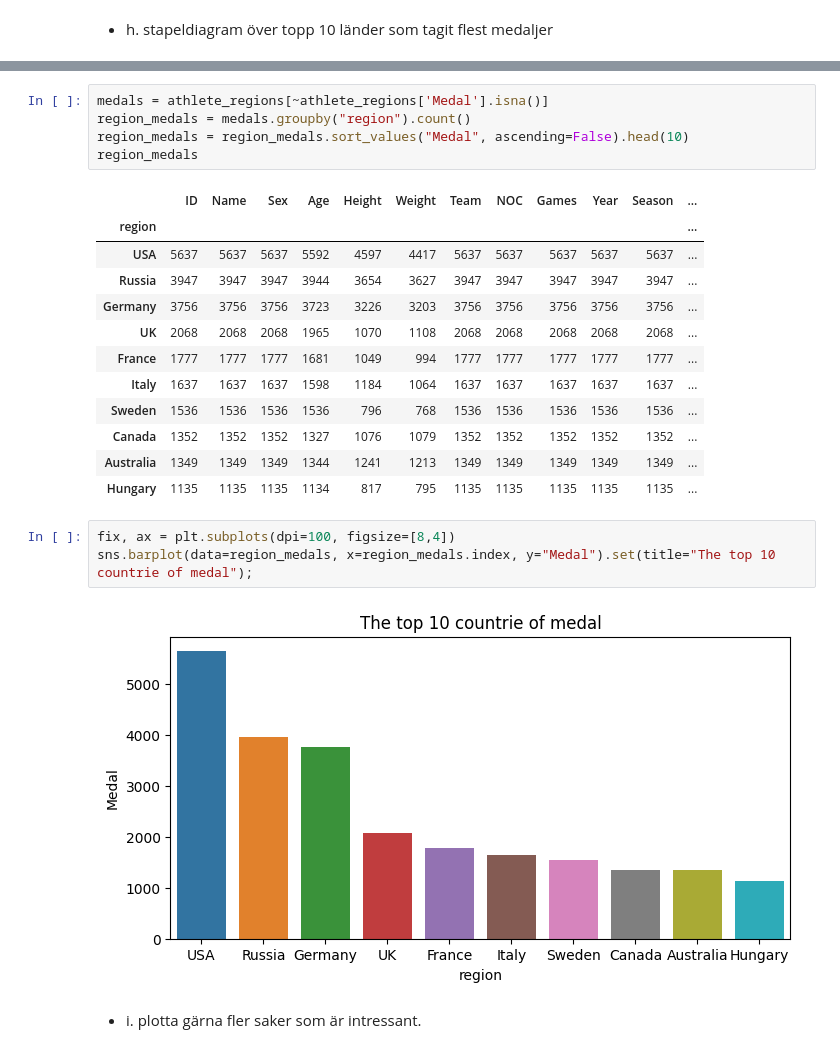
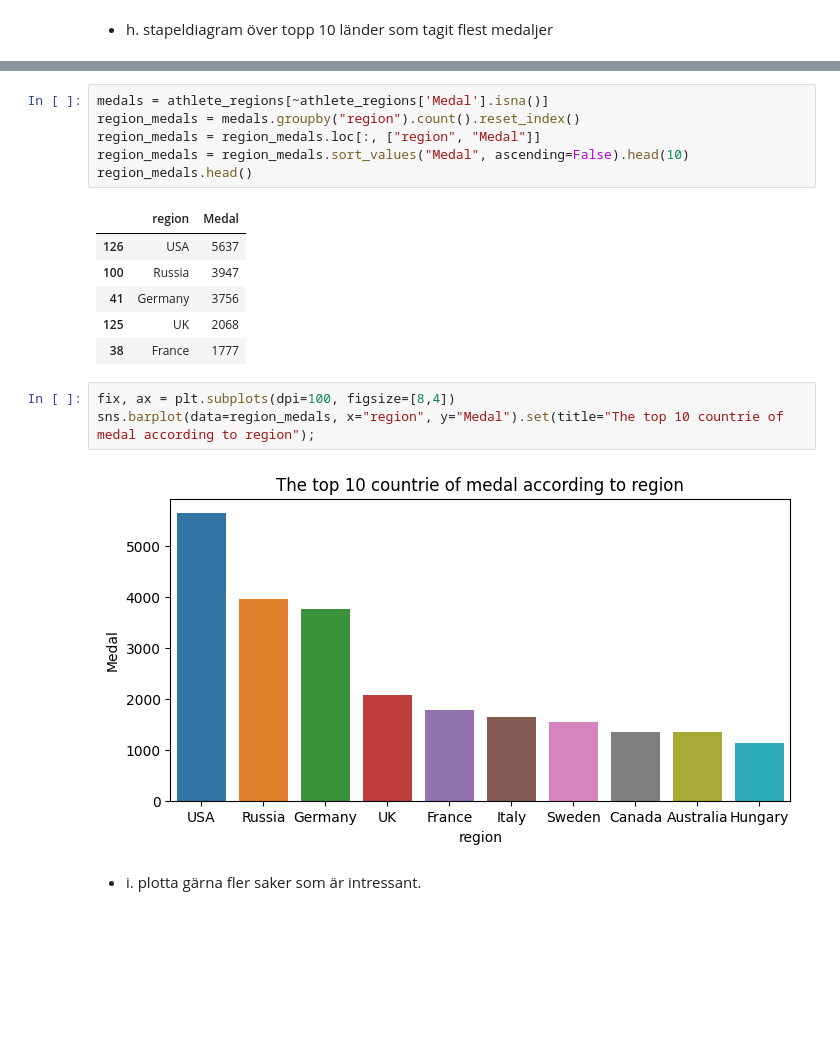
Before and after one commit to yuna-liu/Databehandling-OS-Yuna-Joachim, a Jupyter notebook: Q0_Y.ipynb, the cells around one changed output, grey strips where cells are left out. Cells and saved outputs as stored; diff of their text form; blank space fills up the shorter version.

```diff
--- a/Q0_Y.ipynb
+++ b/Q0_Y.ipynb
@@ -213,26 +258,21 @@ ax.set(title="The proportion of gender");
 # %%
 medals = athlete_regions[~athlete_regions['Medal'].isna()]
-region_medals = medals.groupby("region").count()
+region_medals = medals.groupby("region").count().reset_index()
+region_medals = region_medals.loc[:, ["region", "Medal"]]
 region_medals = region_medals.sort_values("Medal", ascending=False).head(10)
-region_medals
+region_medals.head()
 # %% [output]
-|  | ID | Name | Sex | Age | Height | Weight | Team | NOC | Games | Year | Season | ... |
-| region |  |  |  |  |  |  |  |  |  |  |  | ... |
-| USA | 5637 | 5637 | 5637 | 5592 | 4597 | 4417 | 5637 | 5637 | 5637 | 5637 | 5637 | ... |
-| Russia | 3947 | 3947 | 3947 | 3944 | 3654 | 3627 | 3947 | 3947 | 3947 | 3947 | 3947 | ... |
-| Germany | 3756 | 3756 | 3756 | 3723 | 3226 | 3203 | 3756 | 3756 | 3756 | 3756 | 3756 | ... |
-| UK | 2068 | 2068 | 2068 | 1965 | 1070 | 1108 | 2068 | 2068 | 2068 | 2068 | 2068 | ... |
-| France | 1777 | 1777 | 1777 | 1681 | 1049 | 994 | 1777 | 1777 | 1777 | 1777 | 1777 | ... |
-| Italy | 1637 | 1637 | 1637 | 1598 | 1184 | 1064 | 1637 | 1637 | 1637 | 1637 | 1637 | ... |
-| Sweden | 1536 | 1536 | 1536 | 1536 | 796 | 768 | 1536 | 1536 | 1536 | 1536 | 1536 | ... |
-| Canada | 1352 | 1352 | 1352 | 1327 | 1076 | 1079 | 1352 | 1352 | 1352 | 1352 | 1352 | ... |
-| Australia | 1349 | 1349 | 1349 | 1344 | 1241 | 1213 | 1349 | 1349 | 1349 | 1349 | 1349 | ... |
-| Hungary | 1135 | 1135 | 1135 | 1134 | 817 | 795 | 1135 | 1135 | 1135 | 1135 | 1135 | ... |
+|  | region | Medal |
+| 126 | USA | 5637 |
+| 100 | Russia | 3947 |
+| 41 | Germany | 3756 |
+| 125 | UK | 2068 |
+| 38 | France | 1777 |
 # %%
 fix, ax = plt.subplots(dpi=100, figsize=[8,4])
-sns.barplot(data=region_medals, x=region_medals.index, y="Medal").set(title="The top 10 countrie of medal");
+sns.barplot(data=region_medals, x="region", y="Medal").set(title="The top 10 countrie of medal according to region");
 # %% [output]
-[figure, old version]
+[figure, new version]
 # %% [markdown]
 - i. plotta gärna fler saker som är intressant.
 # %%
```
Also changed, not shown: parts of 4 cells of this notebook, 2 other files.
